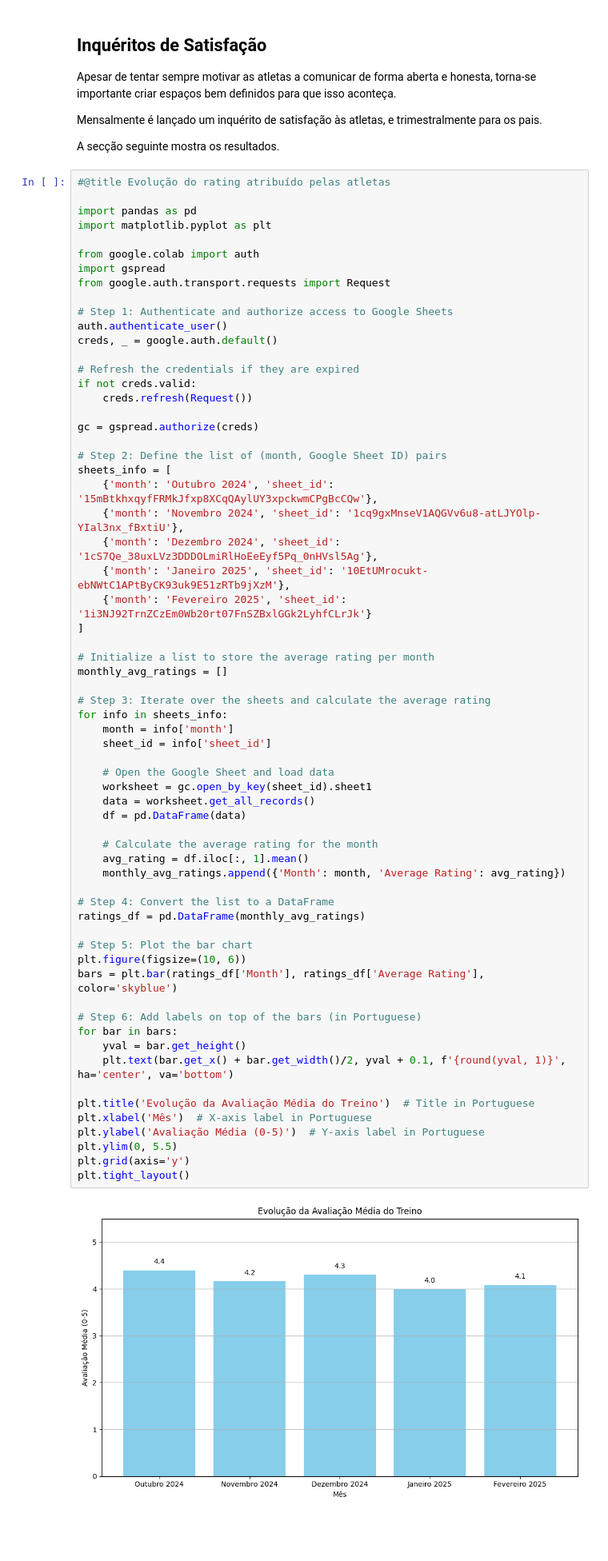
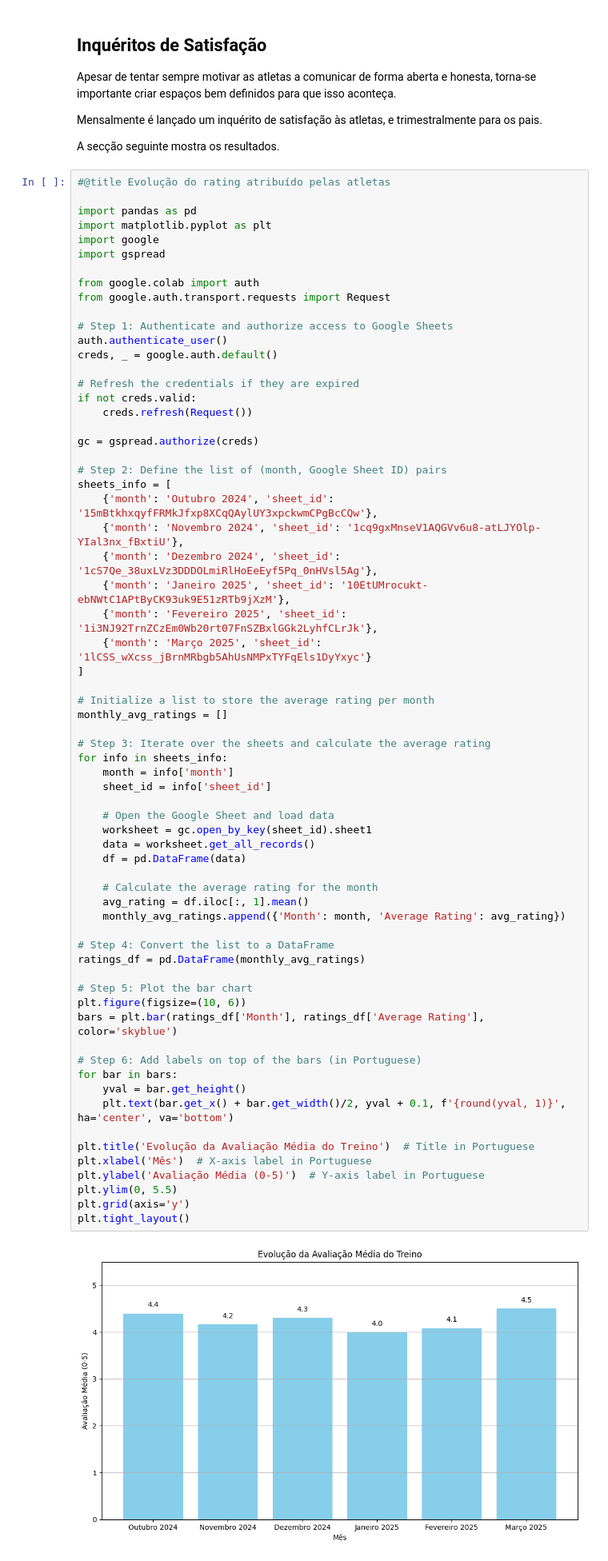
Before and after one commit to pmalves/coach-report-lv1, a Jupyter notebook: Dossier_de_Estágio_Pedro_Alves.ipynb, the cells around one changed output. Shown at 80% size. Cells and saved outputs as stored; diff of their text form; blank space fills up the shorter version.

```diff
--- a/Dossier_de_Estágio_Pedro_Alves.ipynb
+++ b/Dossier_de_Estágio_Pedro_Alves.ipynb
@@ -581,9 +583,10 @@ A secção seguinte mostra os resultados.
 
 import pandas as pd
 import matplotlib.pyplot as plt
+import google
+import gspread
 
 from google.colab import auth
-import gspread
 from google.auth.transport.requests import Request
 
 # Step 1: Authenticate and authorize access to Google Sheets
@@ -602,7 +605,8 @@ sheets_info = [
     {'month': 'Novembro 2024', 'sheet_id': '1cq9gxMnseV1AQGVv6u8-atLJYOlp-YIal3nx_fBxtiU'},
     {'month': 'Dezembro 2024', 'sheet_id': '1cS7Qe_38uxLVz3DDDOLmiRlHoEeEyf5Pq_0nHVsl5Ag'},
     {'month': 'Janeiro 2025', 'sheet_id': '10EtUMrocukt-ebNWtC1APtByCK93uk9E51zRTb9jXzM'},
-    {'month': 'Fevereiro 2025', 'sheet_id': '1i3NJ92TrnZCzEm0Wb20rt07FnSZBxlGGk2LyhfCLrJk'}
+    {'month': 'Fevereiro 2025', 'sheet_id': '1i3NJ92TrnZCzEm0Wb20rt07FnSZBxlGGk2LyhfCLrJk'},
+    {'month': 'Março 2025', 'sheet_id': '1lCSS_wXcss_jBrnMRbgb5AhUsNMPxTYFqEls1DyYxyc'}
 ]
 
 # Initialize a list to store the average rating per month
@@ -614,34 +618,34 @@ for info in sheets_info:
     sheet_id = info['sheet_id']
 
     # Open the Google Sheet and load data
     worksheet = gc.open_by_key(sheet_id).sheet1
     data = worksheet.get_all_records()
     df = pd.DataFrame(data)
 
     # Calculate the average rating for the month
     avg_rating = df.iloc[:, 1].mean()
     monthly_avg_ratings.append({'Month': month, 'Average Rating': avg_rating})
 
 # Step 4: Convert the list to a DataFrame
 ratings_df = pd.DataFrame(monthly_avg_ratings)
 
 # Step 5: Plot the bar chart
 plt.figure(figsize=(10, 6))
 bars = plt.bar(ratings_df['Month'], ratings_df['Average Rating'], color='skyblue')
 
 # Step 6: Add labels on top of the bars (in Portuguese)
 for bar in bars:
     yval = bar.get_height()
     plt.text(bar.get_x() + bar.get_width()/2, yval + 0.1, f'{round(yval, 1)}', ha='center', va='bottom')
 
 plt.title('Evolução da Avaliação Média do Treino')  # Title in Portuguese
 plt.xlabel('Mês')  # X-axis label in Portuguese
 plt.ylabel('Avaliação Média (0-5)')  # Y-axis label in Portuguese
 plt.ylim(0, 5.5)
 plt.grid(axis='y')
 plt.tight_layout()
 # %% [output]
-[figure, old version]
+[figure, new version]
 # %% [markdown]
 # Aplicação e Evolução
 # %% [markdown]
```
Also changed, not shown: parts of 10 cells of this notebook.
